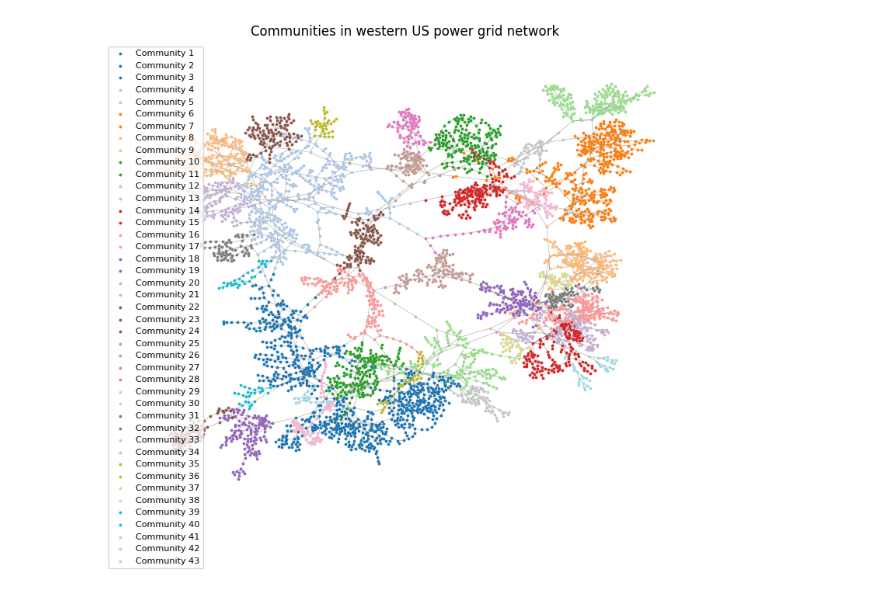
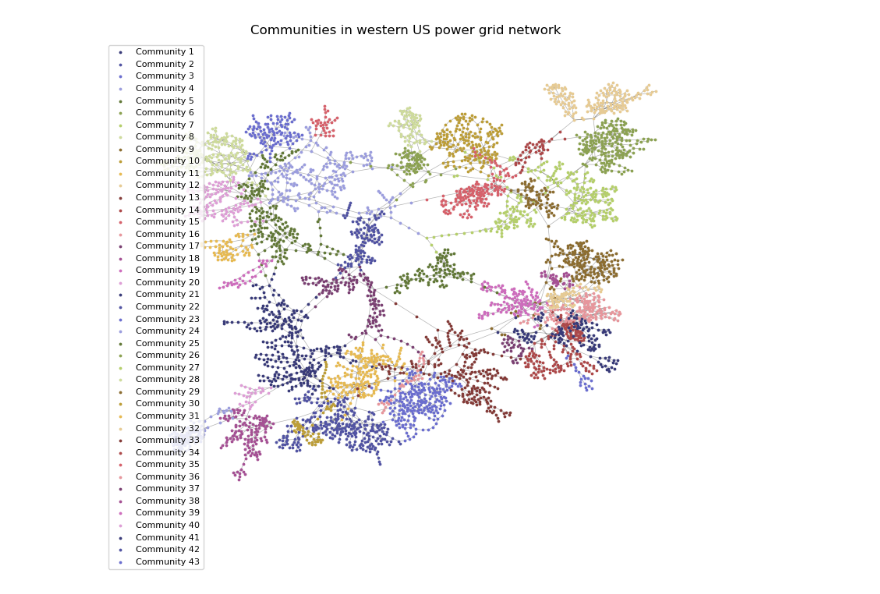
Before and after one commit to OctoPanna/western-us-power-grid, a Jupyter notebook: community_discovery_file.ipynb, the cells around one changed output. Drawn from its saved outputs; the diff is of its cells as text; code cells hidden in the pictures.

```diff
--- a/community_discovery_file.ipynb
+++ b/community_discovery_file.ipynb
@@ -28,36 +28,37 @@ import matplotlib.pyplot as plt
 from networkx.algorithms.community import greedy_modularity_communities
 import matplotlib.cm as cm
 import numpy as np
+import seaborn as sns
 
 communities=list(greedy_modularity_communities(G))
 
 for i,comm in enumerate(communities):
     for node in comm:
         G.nodes[node]['community'] = i
 
 pos={n: (G.nodes[n]['x'], G.nodes[n]['y']) for n in G.nodes if 'x' in G.nodes[n] and 'y' in G.nodes[n]}
 
 num_comms = len(communities)
-cmap = cm.get_cmap("tab20", num_comms)  # up to 20 visually distinct colors
+colours = sns.color_palette("tab20b", len(communities)) + sns.color_palette("tab20c", len(communities))
+colours = colours[:len(communities)]
 
 plt.figure(figsize=(10,8))
 plt.axis('off')
 
 for i, comm in enumerate(communities):
-    color= cmap(i % cmap.N)
     nx.draw_networkx_nodes(
         G,
         pos,
         nodelist=list(comm),
         node_size=3,
-        node_color=[color],
+        node_color=[colours[i]],
         label=f"Community {i+1}"
     )
 
 nx.draw_networkx_edges(G, pos, alpha= 0.3, width= 0.5)
 
 plt.legend(scatterpoints=1, fontsize=8)
 plt.title(f'Communities in western US power grid network', fontsize=12)
 plt.show()
 # %% [output]
-[figure, old version]
+[figure, new version]
```
Also changed, not shown: parts of 1 cell of this notebook.
